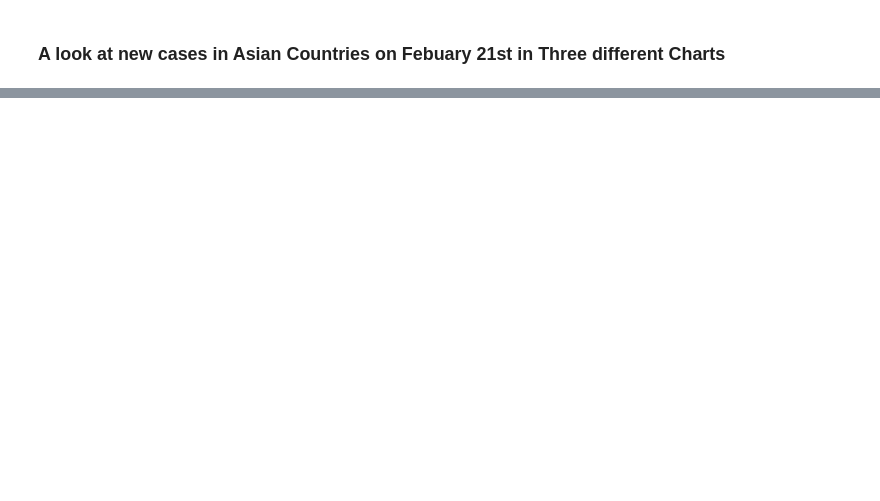
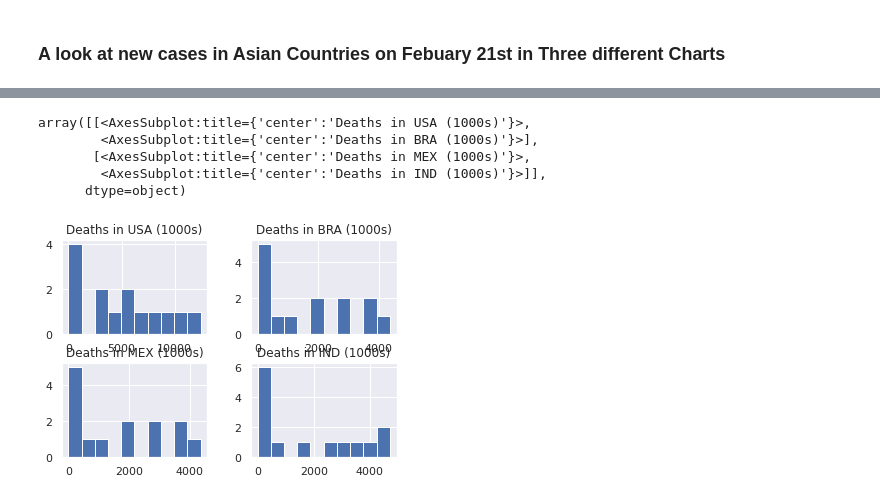
Before and after one commit to WhipSnake23/Python-Class-Project, a Jupyter notebook: Homework 5/Homework 5 Combined.ipynb, the cells around one changed output, grey strips where cells are left out. Cells and saved outputs as stored; diff of their text form; code cells hidden in the pictures; blank space fills up the shorter version.

```diff
--- a/Homework 5/Homework 5 Combined.ipynb
+++ b/Homework 5/Homework 5 Combined.ipynb
@@ -293,0 +384,17 @@ plt.show()
+# %%
+#plt.subplots(figsize=(12,12))
+histrogramOfDeaths = pd.DataFrame({
+    'Deaths in USA (1000s)' : deathsByPeriod['total_deaths1'],
+    'Deaths in BRA (1000s)': deathsByPeriod['total_deaths3'],
+    'Deaths in MEX (1000s)': deathsByPeriod['total_deaths3'],
+    'Deaths in IND (1000s)': deathsByPeriod['total_deaths4']
+    })
+
+histrogramOfDeaths.hist()
+# %% [output]
+array([[<AxesSubplot:title={'center':'Deaths in USA (1000s)'}>,
+        <AxesSubplot:title={'center':'Deaths in BRA (1000s)'}>],
+       [<AxesSubplot:title={'center':'Deaths in MEX (1000s)'}>,
+        <AxesSubplot:title={'center':'Deaths in IND (1000s)'}>]],
+      dtype=object)
+[figure, added]
```
Also changed, not shown: parts of 23 cells of this notebook, 1 other file.
